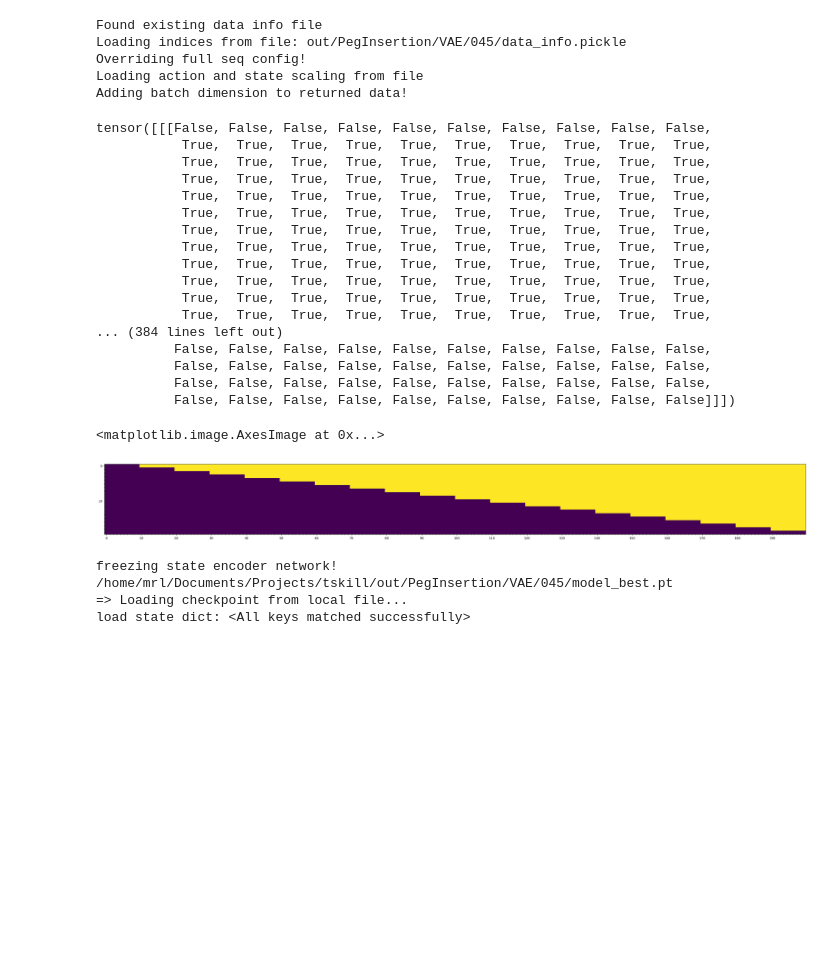
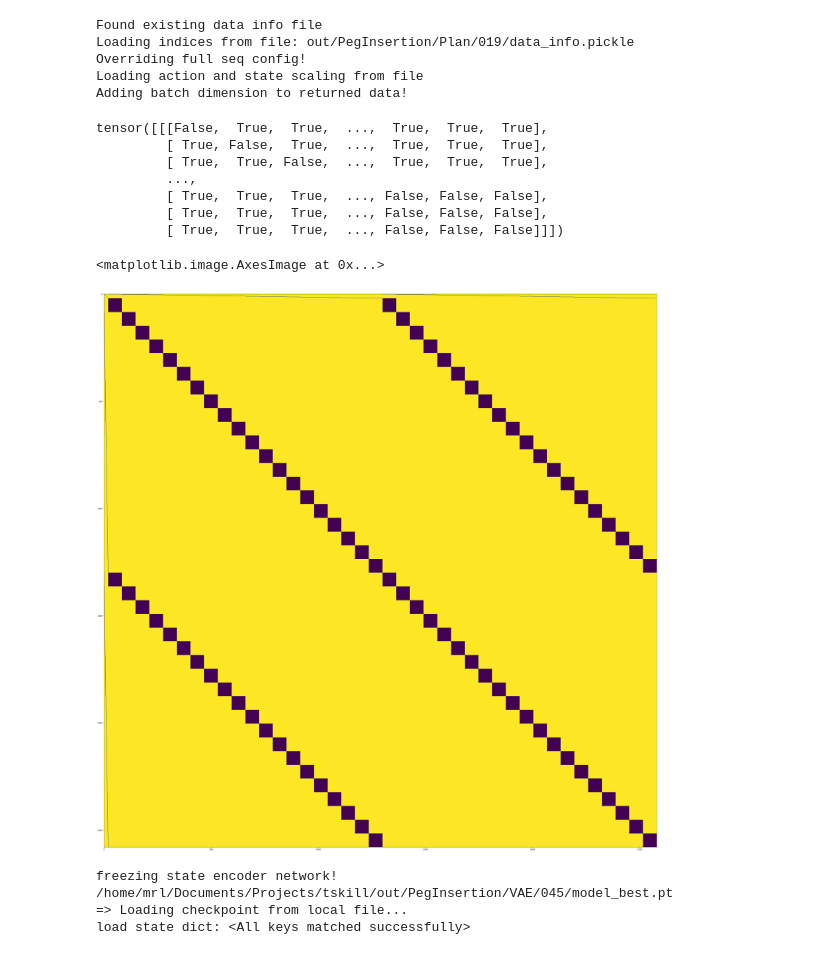
Before and after one commit to apalleiko/tskill, a Jupyter notebook: visualize_images.ipynb, the cells around one changed output. Drawn from its saved outputs; the diff is of its cells as text; code cells hidden in the pictures; blank space fills up the shorter version.

```diff
--- a/visualize_images.ipynb
+++ b/visualize_images.ipynb
@@ -12,10 +12,13 @@ from policy import config
 from policy.dataset.ms2dataset import get_MS_loaders
 from policy.checkpoints import CheckpointIO
 
-model_dir = "/home/mrl/Documents/Projects/tskill/out/PegInsertion/VAE/045"
+model_dir = "/home/mrl/Documents/Projects/tskill/out/PegInsertion/Plan/019"
 
 cfg_path = os.path.join(model_dir, "config.yaml")
 cfg = config.load_config(cfg_path, None)
+method = cfg["method"]
+if method == "plan":
+        cfg["vae_cfg"] = config.load_config(os.path.join(cfg["model"]["vae_path"],"config.yaml"))
 
 # index_path = os.path.join(model_dir, "data_info.pickle")
 # with open(index_path, 'rb') as f:
@@ -40,7 +43,7 @@ train_dataset, val_dataset = get_MS_loaders(cfg, return_datasets=True,
                                             fullseq_override=True)
 # %% [output]
 Found existing data info file
-Loading indices from file: out/PegInsertion/VAE/045/data_info.pickle
+Loading indices from file: out/PegInsertion/Plan/019/data_info.pickle
 Overriding full seq config!
 Loading action and state scaling from file
 Adding batch dimension to returned data!
@@ -53,15 +56,15 @@ data = train_dataset[i]
 seq = data["actions"].shape[1]
 # mask = data["dec_mask"]
 # mask = data["mem_mask"]
-mask = data["enc_mem_mask"]
+mask = data["plan_src_mask"]
 print(mask)
 
-fig = plt.figure(1, figsize=(40,40))
+fig = plt.figure(1, figsize=(50,50))
 ax1 = fig.subplots(1,1)
-ax1.xaxis.set_major_locator(MultipleLocator(10))
-ax1.xaxis.set_minor_locator(MultipleLocator(1))
-ax1.yaxis.set_major_locator(MultipleLocator(10))
-ax1.yaxis.set_minor_locator(MultipleLocator(1))
+# ax1.xaxis.set_major_locator(MultipleLocator(10))
+# ax1.xaxis.set_minor_locator(MultipleLocator(1))
+# ax1.yaxis.set_major_locator(MultipleLocator(10))
+# ax1.yaxis.set_minor_locator(MultipleLocator(1))
 
 ax1.imshow(mask.squeeze(0).to(torch.int))
 
@@ -70,51 +73,41 @@ ax1.imshow(mask.squeeze(0).to(torch.int))
 #     data = pickle.load(f)
 
 # Images
 # print(data["rgb"].shape)
 # n = data["rgb"].shape[0]
 # n_cams = data["rgb"].shape[1]
 # for im in range(50):
 #     fig = plt.figure(im)
 #     axes = fig.subplots(1,n_cams)
 #     for c in range(n_cams):
 #         axes[c].imshow(data["rgb"][im,c,...].permute(1,2,0))
     # ax3.imshow(data["enc_mask"].to(torch.int))
     # ax4.imshow(data["dec_mask"].to(torch.int))
 
 # Masks
 # bs = data["actions"].shape[0]
 # enc_mask = data["enc_mask"][0,...]
 # for b in range(bs):
 #     fig = plt.figure(b, figsize=(20,10))
 #     ax1, ax2, ax3= fig.subplots(1,3)
 #     seq_pad_mask = data["seq_pad_mask"][b,...]
 #     seq_pad_mask = seq_pad_mask.unsqueeze(0).repeat(4*seq_pad_mask.shape[0], 4)
 #     print(torch.logical_not((seq_pad_mask[0,...] | data["enc_mask"][b,0,...])).to(torch.int).sum())
 #     ax1.imshow(data["enc_mask"][b,...].to(torch.int))
 #     ax2.imshow(seq_pad_mask.to(torch.int))
 #     ax3.imshow((data["enc_mask"][b,...] | seq_pad_mask).to(torch.int))
 
 # data["enc_mask"][3,...] = torch.zeros_like(data["enc_mask"][3,...])
 # %% [output]
-tensor([[[False, False, False, False, False, False, False, False, False, False,
-           True,  True,  True,  True,  True,  True,  True,  True,  True,  True,
-           True,  True,  True,  True,  True,  True,  True,  True,  True,  True,
-           True,  True,  True,  True,  True,  True,  True,  True,  True,  True,
-           True,  True,  True,  True,  True,  True,  True,  True,  True,  True,
-           True,  True,  True,  True,  True,  True,  True,  True,  True,  True,
-           True,  True,  True,  True,  True,  True,  True,  True,  True,  True,
-           True,  True,  True,  True,  True,  True,  True,  True,  True,  True,
-           True,  True,  True,  True,  True,  True,  True,  True,  True,  True,
-           True,  True,  True,  True,  True,  True,  True,  True,  True,  True,
-           True,  True,  True,  True,  True,  True,  True,  True,  True,  True,
-           True,  True,  True,  True,  True,  True,  True,  True,  True,  True,
-... (384 lines left out)
-          False, False, False, False, False, False, False, False, False, False,
-          False, False, False, False, False, False, False, False, False, False,
-          False, False, False, False, False, False, False, False, False, False,
-          False, False, False, False, False, False, False, False, False, False]]])
+tensor([[[False,  True,  True,  ...,  True,  True,  True],
+         [ True, False,  True,  ...,  True,  True,  True],
+         [ True,  True, False,  ...,  True,  True,  True],
+         ...,
+         [ True,  True,  True,  ..., False, False, False],
+         [ True,  True,  True,  ..., False, False, False],
+         [ True,  True,  True,  ..., False, False, False]]])
 <matplotlib.image.AxesImage at 0x...>
-[figure, old version]
+[figure, new version]
 # %%
 # Model
 model = config.get_model(cfg, device="cpu")
```
Also changed, not shown: 8 other files.
